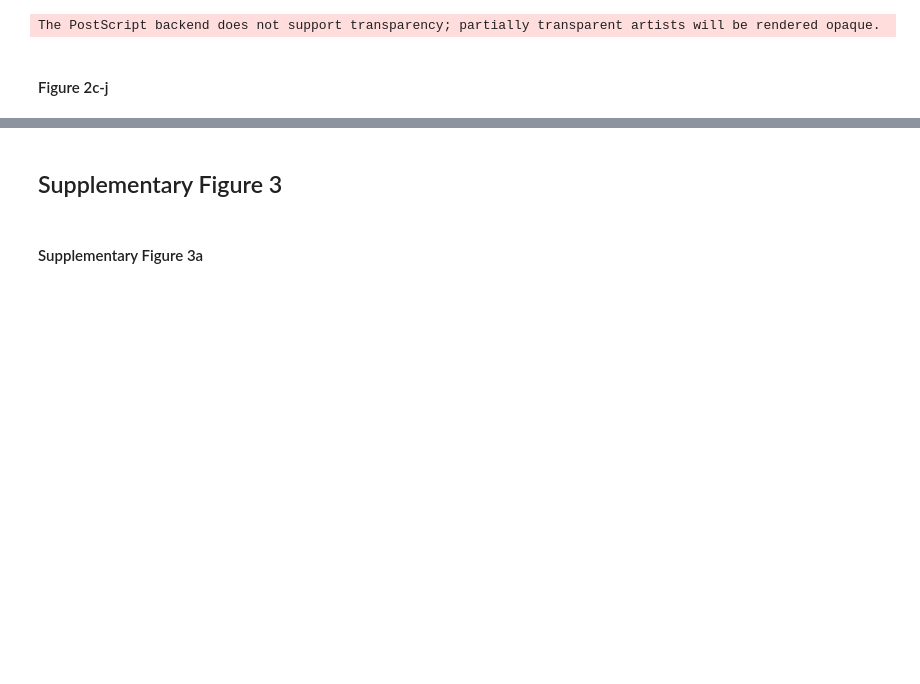
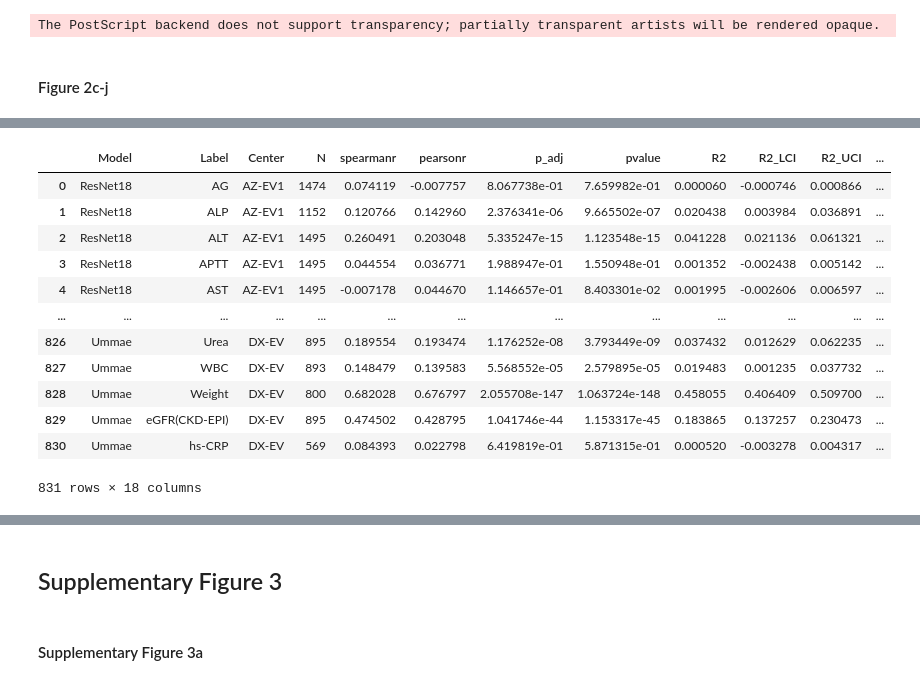
Before and after one commit to 1511878618/FaceFound, a Jupyter notebook: 06.1-Plot-Part1.ipynb, the cells around one changed output, grey strips where cells are left out. Saved outputs shown, nothing was run; the diff lists cells and outputs as text; code cells hidden in the pictures; blank space fills up the shorter version.

```diff
--- a/06.1-Plot-Part1.ipynb
+++ b/06.1-Plot-Part1.ipynb
@@ -947,0 +945,16 @@ for tgt_list in all_combines:
+# %%
+metrics_qt_df
+# %% [output]
+|  | Model | Label | Center | N | spearmanr | pearsonr | p_adj | pvalue | R2 | R2_LCI | R2_UCI | ... |
+| 0 | ResNet18 | AG | AZ-EV1 | 1474 | 0.074119 | -0.007757 | 8.067738e-01 | 7.659982e-01 | 0.000060 | -0.000746 | 0.000866 | ... |
+| 1 | ResNet18 | ALP | AZ-EV1 | 1152 | 0.120766 | 0.142960 | 2.376341e-06 | 9.665502e-07 | 0.020438 | 0.003984 | 0.036891 | ... |
+| 2 | ResNet18 | ALT | AZ-EV1 | 1495 | 0.260491 | 0.203048 | 5.335247e-15 | 1.123548e-15 | 0.041228 | 0.021136 | 0.061321 | ... |
+| 3 | ResNet18 | APTT | AZ-EV1 | 1495 | 0.044554 | 0.036771 | 1.988947e-01 | 1.550948e-01 | 0.001352 | -0.002438 | 0.005142 | ... |
+| 4 | ResNet18 | AST | AZ-EV1 | 1495 | -0.007178 | 0.044670 | 1.146657e-01 | 8.403301e-02 | 0.001995 | -0.002606 | 0.006597 | ... |
+| ... | ... | ... | ... | ... | ... | ... | ... | ... | ... | ... | ... | ... |
+| 826 | Ummae | Urea | DX-EV | 895 | 0.189554 | 0.193474 | 1.176252e-08 | 3.793449e-09 | 0.037432 | 0.012629 | 0.062235 | ... |
+| 827 | Ummae | WBC | DX-EV | 893 | 0.148479 | 0.139583 | 5.568552e-05 | 2.579895e-05 | 0.019483 | 0.001235 | 0.037732 | ... |
+| 828 | Ummae | Weight | DX-EV | 800 | 0.682028 | 0.676797 | 2.055708e-147 | 1.063724e-148 | 0.458055 | 0.406409 | 0.509700 | ... |
+| 829 | Ummae | eGFR(CKD-EPI) | DX-EV | 895 | 0.474502 | 0.428795 | 1.041746e-44 | 1.153317e-45 | 0.183865 | 0.137257 | 0.230473 | ... |
+| 830 | Ummae | hs-CRP | DX-EV | 569 | 0.084393 | 0.022798 | 6.419819e-01 | 5.871315e-01 | 0.000520 | -0.003278 | 0.004317 | ... |
+831 rows × 18 columns
```
Also changed, not shown: parts of 6 cells of this notebook, 3 other files.
